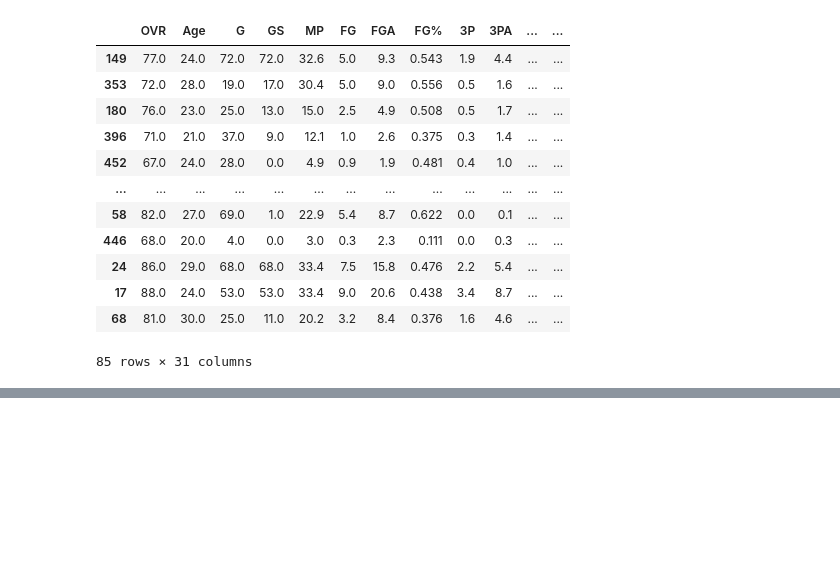
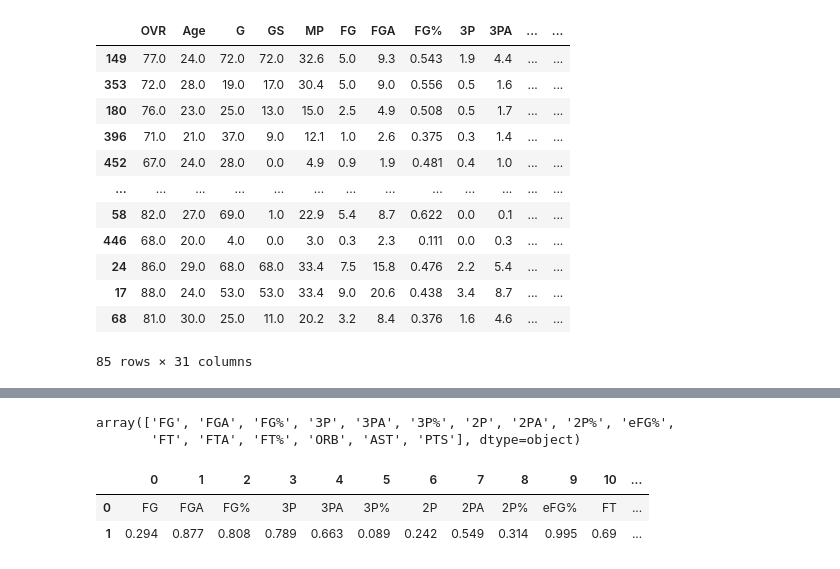
Before and after one commit to Hustonb/287final, a Jupyter notebook: Ben'sMerge2.ipynb, the cells around one changed output, grey strips where cells are left out. Cells and saved outputs as stored; diff of their text form; code cells hidden in the pictures; blank space fills up the shorter version.

```diff
--- a/Ben'sMerge2.ipynb
+++ b/Ben'sMerge2.ipynb
@@ -1206,0 +1211,12 @@ array(['FG', 'FGA', 'FG%', '3P', '3PA', '3P%', '2P', '2PA', '2P%', 'eFG%',
+# %%
+from scipy import stats
+params = np.append(linear_modeloff.intercept_,linear_modeloff.coef_)
+predictions = linear_modeloff.predict(X_trainoff)
+new_X = np.append(np.ones((len(X_trainoff),1)), X_trainoff, axis=1)
+M_S_E = (sum((Y_trainoff-predictions)**2))/(len(new_X)-len(new_X[0]))
+v_b = M_S_E*(np.linalg.inv(np.dot(new_X.T,new_X)).diagonal())
+s_b = np.sqrt(v_b)
+t_b = params/ s_b
+p_val =[2*(1-stats.t.cdf(np.abs(i),(len(new_X)-len(new_X[0])))) for i in t_b]
+p_val = np.round(p_val,3)
+p_val2=p_val[1:]
@@ -1206,0 +1226,12 @@ array(['FG', 'FGA', 'FG%', '3P', '3PA', '3P%', '2P', '2PA', '2P%', 'eFG%',
+# %%
+linear_modeloff.feature_names_in_
+# %% [output]
+array(['FG', 'FGA', 'FG%', '3P', '3PA', '3P%', '2P', '2PA', '2P%', 'eFG%',
+       'FT', 'FTA', 'FT%', 'ORB', 'AST', 'PTS'], dtype=object)
+# %%
+hyptest=pd.DataFrame([linear_modeloff.feature_names_in_,p_val2])
+hyptest
+# %% [output]
+|  | 0 | 1 | 2 | 3 | 4 | 5 | 6 | 7 | 8 | 9 | 10 | ... |
+| 0 | FG | FGA | FG% | 3P | 3PA | 3P% | 2P | 2PA | 2P% | eFG% | FT | ... |
+| 1 | 0.294 | 0.877 | 0.808 | 0.789 | 0.663 | 0.089 | 0.242 | 0.549 | 0.314 | 0.995 | 0.69 | ... |
```
Also changed, not shown: parts of 39 cells of this notebook.
